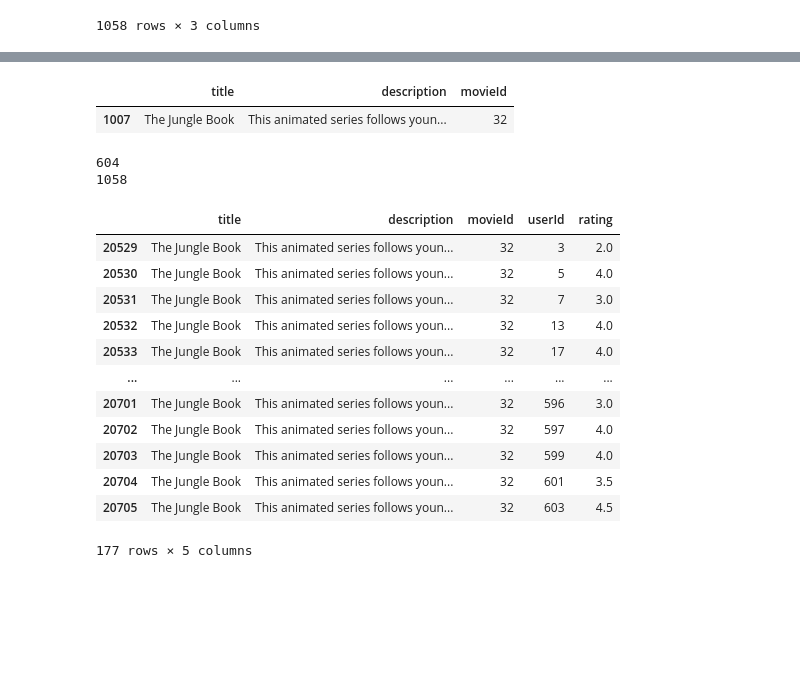
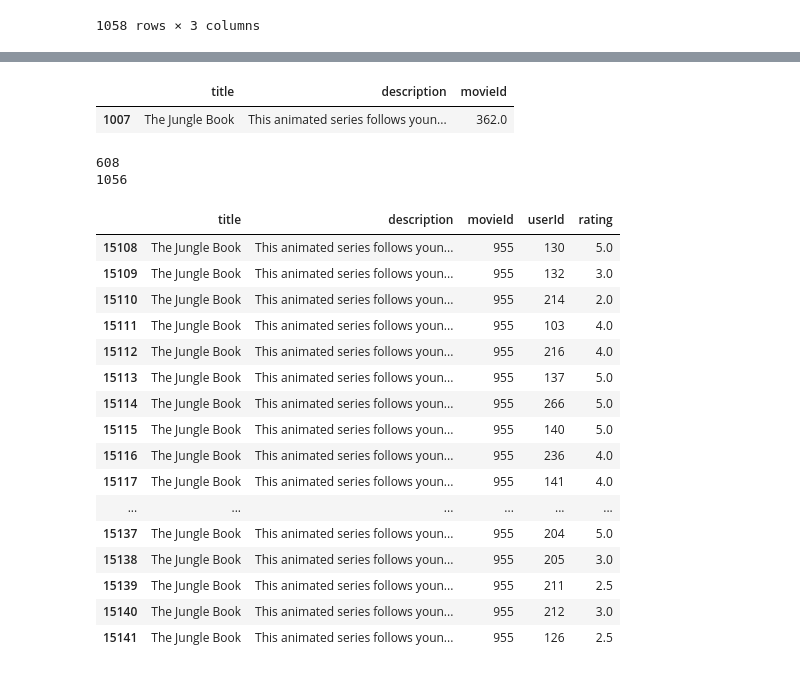
Before and after one commit to jho44/GetHuluJob, a Jupyter notebook: utils/gen_data.ipynb, the cells around one changed output, grey strips where cells are left out. Saved outputs shown, nothing was run; the diff lists cells and outputs as text; code cells hidden in the pictures; blank space fills up the shorter version.

```diff
--- a/utils/gen_data.ipynb
+++ b/utils/gen_data.ipynb
@@ -51,11 +51,3 @@ eval_df
 | 1116 | Zombieland | Looking to survive in a world tak... | 71535.0 |
 | 1117 | Zoom | Dragged from civilian life, a for... | 47384.0 |
 1058 rows × 3 columns
-# %%
-# reset movieId and userId so that they are consecutive
-codes, uniques = pd.factorize(eval_df['movieId'], sort=True)
-num_movies = eval_df['movieId'].nunique()
-eval_df['movieId'] = codes
-print(num_movies)
-print(eval_df['title'].nunique())
-eval_df
@@ -78,37 +54,48 @@ eval_df
+# %%
+def reassign_ids(df, property):
+  mapping = {item:i for i, item in enumerate(df[property].unique())}
+  df[property] = df[property].apply(lambda x: mapping[x])
+  return df
 # %%
 eval_df[eval_df['title'] == "The Jungle Book"]
 # %% [output]
 |  | title | description | movieId |
-| 1007 | The Jungle Book | This animated series follows youn... | 32 |
+| 1007 | The Jungle Book | This animated series follows youn... | 362.0 |
 # %%
 # join with ratings_df on movieId to begin evaluation
 users_df = eval_df.merge(ratings_df, on='movieId', how='left')
+users_df = users_df.dropna()
 num_users = users_df['userId'].nunique()
 
-codes, uniques = pd.factorize(users_df['userId'], sort=True)
-users_df['userId'] = codes
+users_df = reassign_ids(users_df, 'userId')
+users_df = reassign_ids(users_df, 'movieId')
+
 print(num_users)
 num_movies = users_df['movieId'].nunique()
 print(num_movies)
 users_df.drop(columns=['timestamp'], inplace=True)
 
 users_df[users_df['title'] == "The Jungle Book"]
 # %% [output]
-604
-1058
+608
+1056
 |  | title | description | movieId | userId | rating |
-| 20529 | The Jungle Book | This animated series follows youn... | 32 | 3 | 2.0 |
-| 20530 | The Jungle Book | This animated series follows youn... | 32 | 5 | 4.0 |
-| 20531 | The Jungle Book | This animated series follows youn... | 32 | 7 | 3.0 |
-| 20532 | The Jungle Book | This animated series follows youn... | 32 | 13 | 4.0 |
-| 20533 | The Jungle Book | This animated series follows youn... | 32 | 17 | 4.0 |
+| 15108 | The Jungle Book | This animated series follows youn... | 955 | 130 | 5.0 |
+| 15109 | The Jungle Book | This animated series follows youn... | 955 | 132 | 3.0 |
+| 15110 | The Jungle Book | This animated series follows youn... | 955 | 214 | 2.0 |
+| 15111 | The Jungle Book | This animated series follows youn... | 955 | 103 | 4.0 |
+| 15112 | The Jungle Book | This animated series follows youn... | 955 | 216 | 4.0 |
+| 15113 | The Jungle Book | This animated series follows youn... | 955 | 137 | 5.0 |
+| 15114 | The Jungle Book | This animated series follows youn... | 955 | 266 | 5.0 |
+| 15115 | The Jungle Book | This animated series follows youn... | 955 | 140 | 5.0 |
+| 15116 | The Jungle Book | This animated series follows youn... | 955 | 236 | 4.0 |
+| 15117 | The Jungle Book | This animated series follows youn... | 955 | 141 | 4.0 |
 | ... | ... | ... | ... | ... | ... |
-| 20701 | The Jungle Book | This animated series follows youn... | 32 | 596 | 3.0 |
-| 20702 | The Jungle Book | This animated series follows youn... | 32 | 597 | 4.0 |
-| 20703 | The Jungle Book | This animated series follows youn... | 32 | 599 | 4.0 |
-| 20704 | The Jungle Book | This animated series follows youn... | 32 | 601 | 3.5 |
-| 20705 | The Jungle Book | This animated series follows youn... | 32 | 603 | 4.5 |
+| 15137 | The Jungle Book | This animated series follows youn... | 955 | 204 | 5.0 |
+| 15138 | The Jungle Book | This animated series follows youn... | 955 | 205 | 3.0 |
+| 15139 | The Jungle Book | This animated series follows youn... | 955 | 211 | 2.5 |
+| 15140 | The Jungle Book | This animated series follows youn... | 955 | 212 | 3.0 |
+| 15141 | The Jungle Book | This animated series follows youn... | 955 | 126 | 2.5 |
-177 rows × 5 columns
 # %%
 # export dfs
 users_df.to_csv('../ml_netflix.csv', index=False)
```
Also changed, not shown: parts of 1 cell of this notebook, 7 other files.
